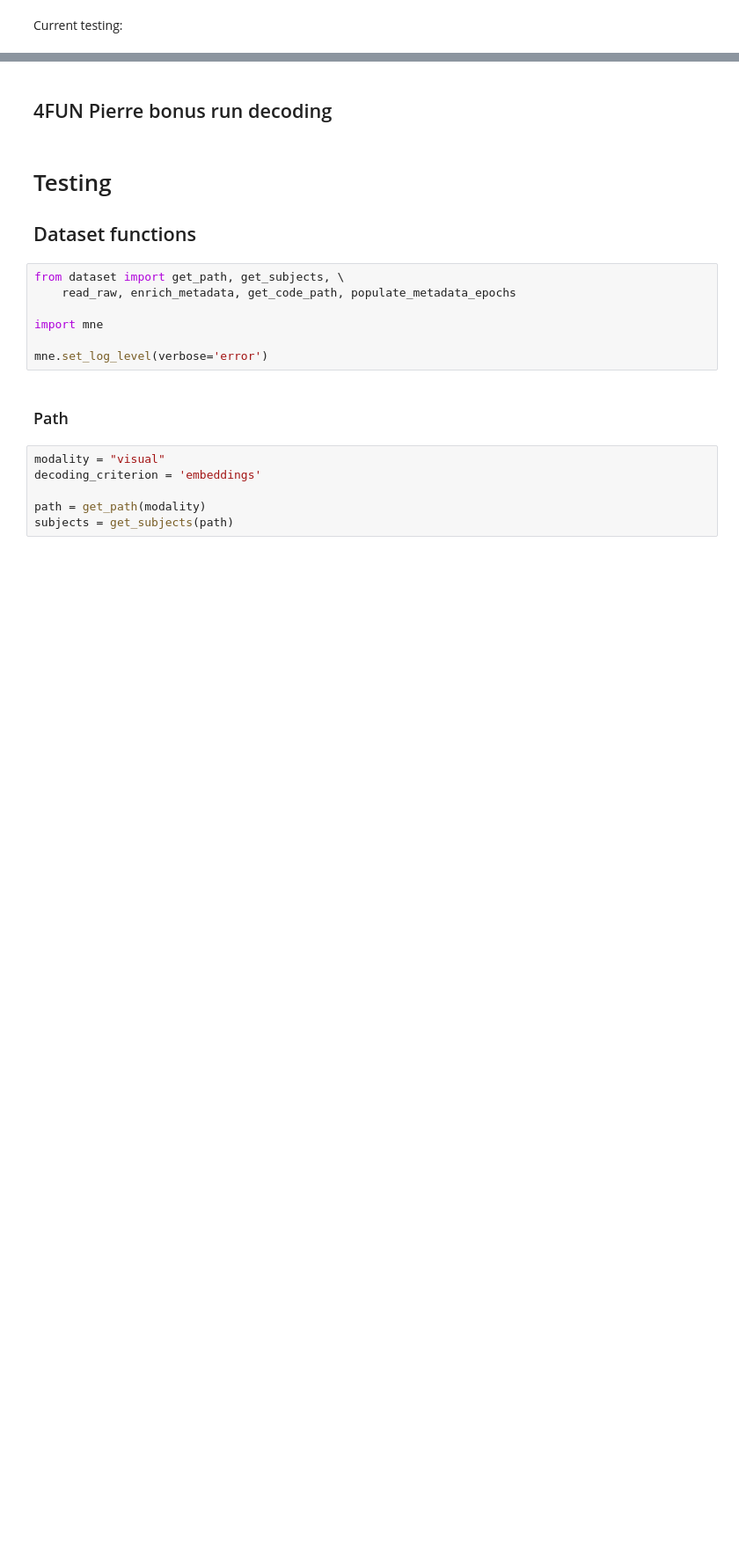
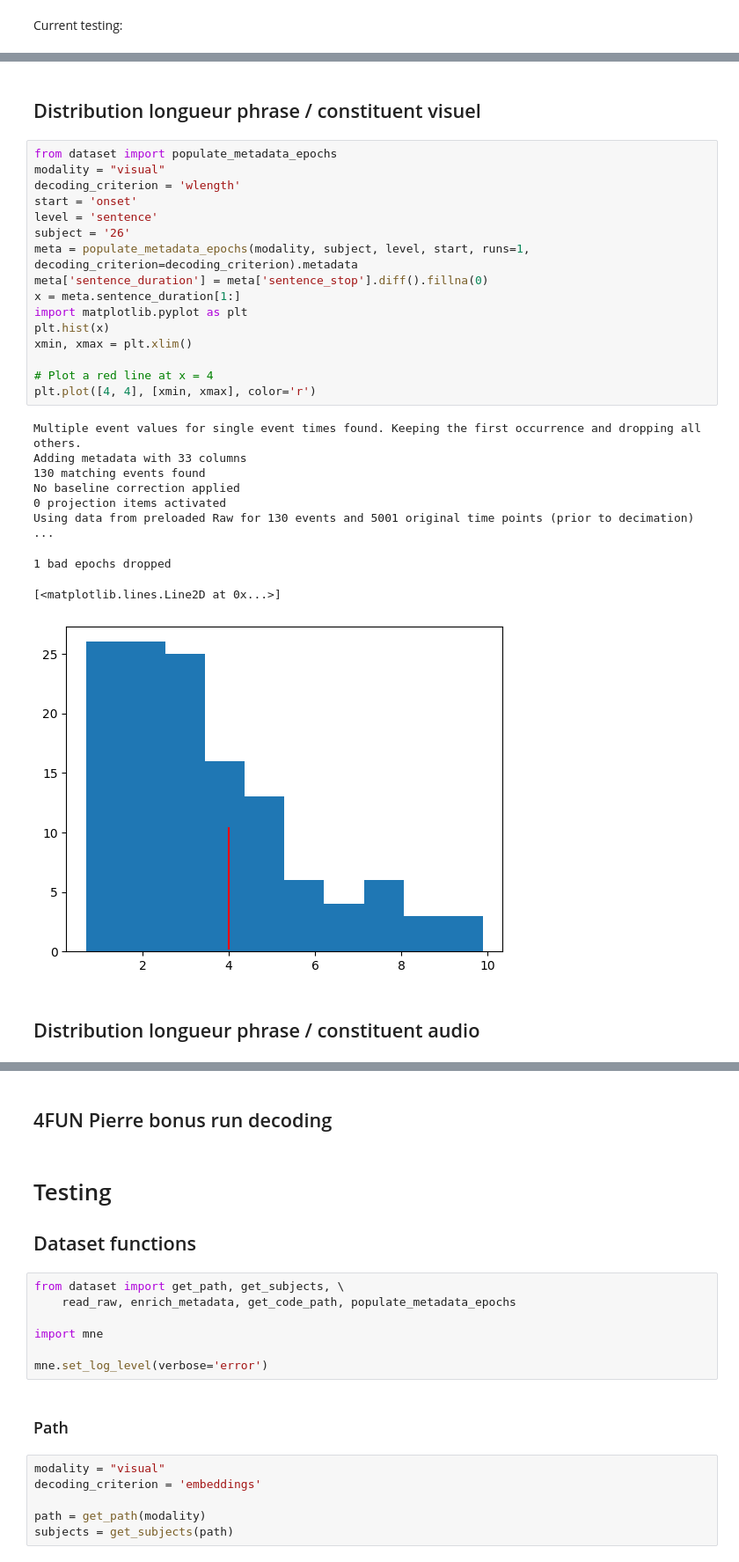
Before and after one commit to BelCorentin/neurospin-petit-prince, a Jupyter notebook: decoding/local_testing/testing_functions.ipynb, the cells around one changed output, grey strips where cells are left out. Shown at 88% size. Saved outputs shown, nothing was run; the diff lists cells and outputs as text; blank space fills up the shorter version.

```diff
--- a/decoding/local_testing/testing_functions.ipynb
+++ b/decoding/local_testing/testing_functions.ipynb
@@ -334,0 +156,30 @@ OSError: [Errno 5] Input/output error
+# %% [markdown]
+## Distribution longueur phrase / constituent visuel
+# %%
+from dataset import populate_metadata_epochs
+modality = "visual"
+decoding_criterion = 'wlength'
+start = 'onset'
+level = 'sentence'
+subject = '26'
+meta = populate_metadata_epochs(modality, subject, level, start, runs=1, decoding_criterion=decoding_criterion).metadata
+meta['sentence_duration'] = meta['sentence_stop'].diff().fillna(0)
+x = meta.sentence_duration[1:]
+import matplotlib.pyplot as plt
+plt.hist(x)
+xmin, xmax = plt.xlim()
+
+# Plot a red line at x = 4
+plt.plot([4, 4], [xmin, xmax], color='r')
+# %% [output]
+Multiple event values for single event times found. Keeping the first occurrence and dropping all others.
+Adding metadata with 33 columns
+130 matching events found
+No baseline correction applied
+0 projection items activated
+Using data from preloaded Raw for 130 events and 5001 original time points (prior to decimation) ...
+1 bad epochs dropped
+[<matplotlib.lines.Line2D at 0x...>]
+[figure, added]
+# %% [markdown]
+## Distribution longueur phrase / constituent audio
```
Also changed, not shown: parts of 48 cells of this notebook, 26 other files.
